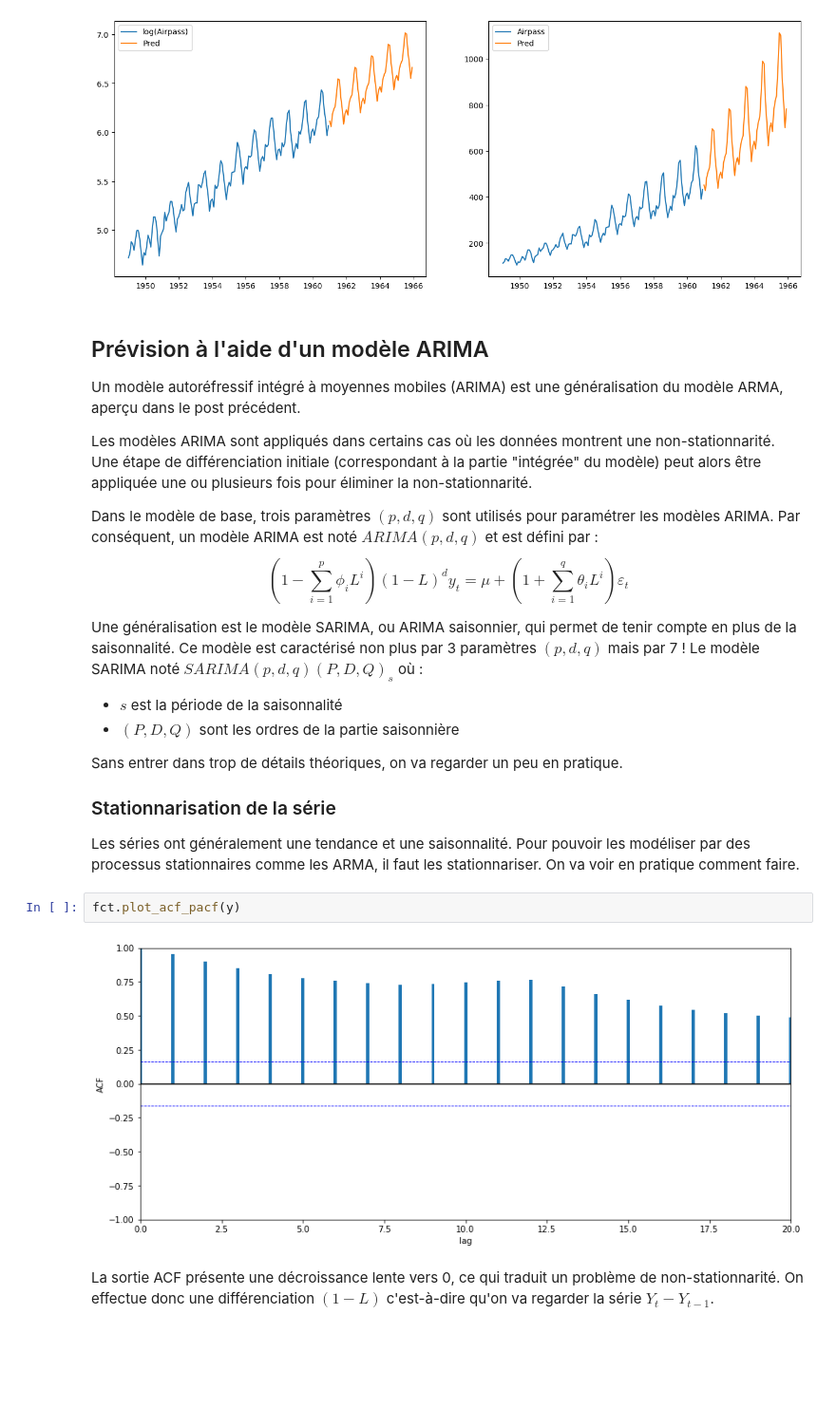
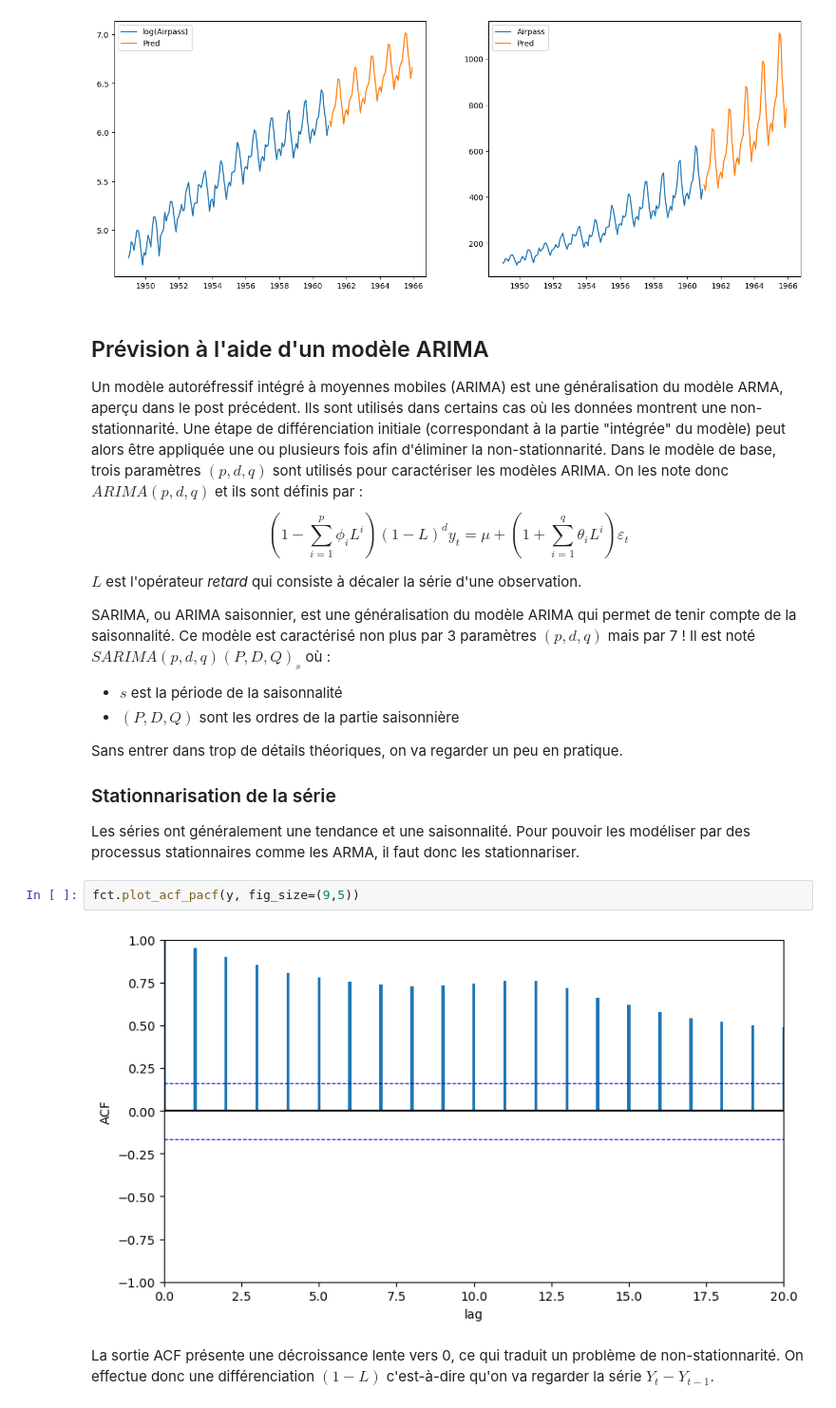
Before and after one commit to Statoscop/notebooks-blog, a Jupyter notebook: Series temporelles/SeriesTemp_Python_4.ipynb, the cells around one changed output. Shown at 95% size. Saved outputs shown, nothing was run; the diff lists cells and outputs as text; blank space fills up the shorter version.

```diff
--- a/Series temporelles/SeriesTemp_Python_4.ipynb
+++ b/Series temporelles/SeriesTemp_Python_4.ipynb
@@ -129,16 +129,14 @@ plt.show()
 # %% [markdown]
 ## Prévision à l'aide d'un modèle ARIMA
 
-Un modèle autoréfressif intégré à moyennes mobiles (ARIMA) est une généralisation du modèle ARMA, aperçu dans le post précédent.
-
-Les modèles ARIMA sont appliqués dans certains cas où les données montrent une non-stationnarité. Une étape de différenciation initiale (correspondant à la partie "intégrée" du modèle) peut alors être appliquée une ou plusieurs fois pour éliminer la non-stationnarité.
-
-Dans le modèle de base, trois paramètres $(p,d,q)$ sont utilisés pour paramétrer les modèles ARIMA. Par conséquent, un modèle ARIMA est noté $ARIMA(p,d,q)$ et est défini par :
+Un modèle autoréfressif intégré à moyennes mobiles (ARIMA) est une généralisation du modèle ARMA, aperçu dans le post précédent. Ils sont utilisés dans certains cas où les données montrent une non-stationnarité. Une étape de différenciation initiale (correspondant à la partie "intégrée" du modèle) peut alors être appliquée une ou plusieurs fois afin d'éliminer la non-stationnarité. Dans le modèle de base, trois paramètres $(p,d,q)$ sont utilisés pour caractériser les modèles ARIMA. On les note donc $ARIMA(p,d,q)$ et ils sont définis par :
 $$
 \left(1 - \sum_{i=1}^p \phi_i L^i \right) (1 - L)^d y_t = \mu + \left(1 + \sum_{i=1}^q \theta_i L^i \right) \varepsilon_t
 $$
 
-Une généralisation est le modèle SARIMA, ou ARIMA saisonnier, qui permet de tenir compte en plus de la saisonnalité. Ce modèle est caractérisé non plus par 3 paramètres $(p,d,q)$ mais par 7 ! Le modèle SARIMA noté $SARIMA(p,d,q)(P,D,Q)_s$ où :
+$L$ est l'opérateur *retard* qui consiste à décaler la série d'une observation.
+
+SARIMA, ou ARIMA saisonnier, est une généralisation du modèle ARIMA qui permet de tenir compte de la saisonnalité. Ce modèle est caractérisé non plus par 3 paramètres $(p,d,q)$ mais par 7 ! Il est noté $SARIMA(p,d,q)(P,D,Q)_s$ où :
 - $s$ est la période de la saisonnalité
 - $(P,D,Q)$ sont les ordres de la partie saisonnière
 
@@ -146,11 +144,11 @@ Sans entrer dans trop de détails théoriques, on va regarder un peu en pratique
 
 ### Stationnarisation de la série
 
-Les séries ont généralement une tendance et une saisonnalité. Pour pouvoir les modéliser par des processus stationnaires comme les ARMA, il faut les stationnariser. On va voir en pratique comment faire.
+Les séries ont généralement une tendance et une saisonnalité. Pour pouvoir les modéliser par des processus stationnaires comme les ARMA, il faut donc les stationnariser.
 # %%
-fct.plot_acf_pacf(y)
+fct.plot_acf_pacf(y, fig_size=(9,5))
 # %% [output]
-[figure, old version]
+[figure, new version]
 # %% [markdown]
 La sortie ACF présente une décroissance lente vers 0, ce qui traduit un problème de non-stationnarité. On effectue donc une différenciation $(1-L)$ c'est-à-dire qu'on va regarder la série $Y_t-Y_{t-1}$.
 # %%
```
Also changed, not shown: parts of 46 cells of this notebook, 1 other file.
